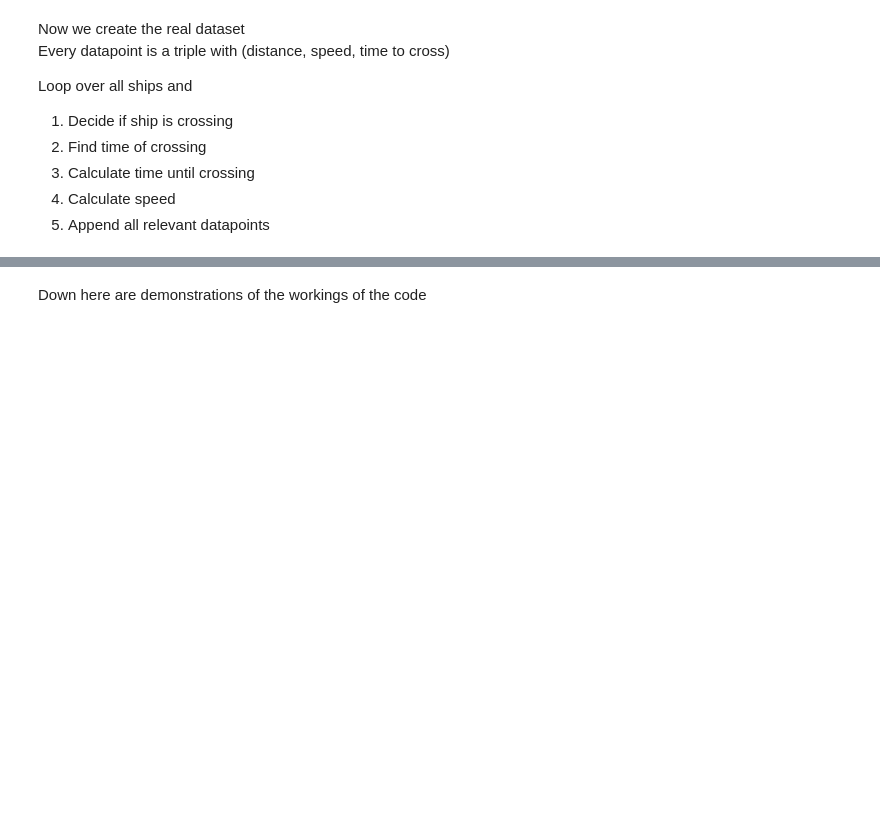
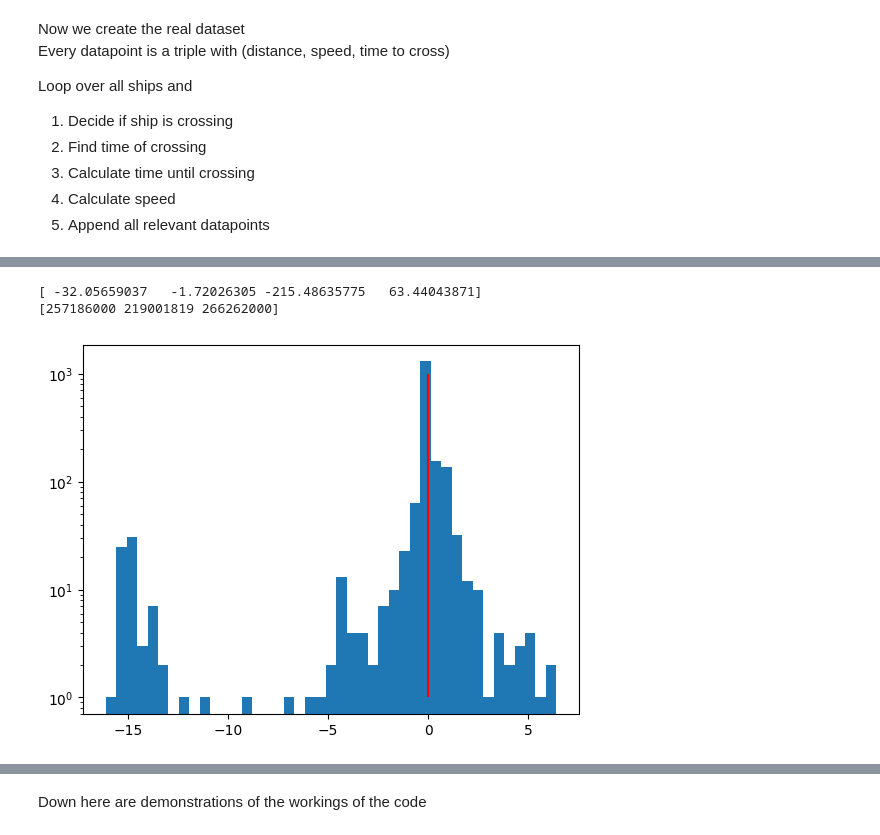
Before and after one commit to asgermik/AIS_project, a Jupyter notebook: First_model/Making_dataset.ipynb, the cells around one changed output, grey strips where cells are left out. Cells and saved outputs as stored; diff of their text form; code cells hidden in the pictures; blank space fills up the shorter version.

```diff
--- a/First_model/Making_dataset.ipynb
+++ b/First_model/Making_dataset.ipynb
@@ -110,0 +154,17 @@ for MMSI in data_filter['MMSI'].unique():
+# %%
+estimator = np.abs(final['Distance']/final['SOA'])
+true = final['TTC']
+indexing = estimator < 10
+error = (estimator[indexing] - true[indexing])
+
+plt.hist(error, bins=int(np.sqrt(len(error))))
+plt.yscale('log')
+plt.vlines(0, 1, 1000, colors='red')
+print(np.array([error.mean(), error.median(), error.quantile(0.05), error.quantile(0.95)])*60)
+
+temp = final[indexing]
+print((temp[error < -10]['MMSI']).unique())
+# %% [output]
+[ -32.05659037   -1.72026305 -215.48635775   63.44043871]
+[257186000 219001819 266262000]
+[figure, added]
```
Also changed, not shown: parts of 13 cells of this notebook, 2 other files.
